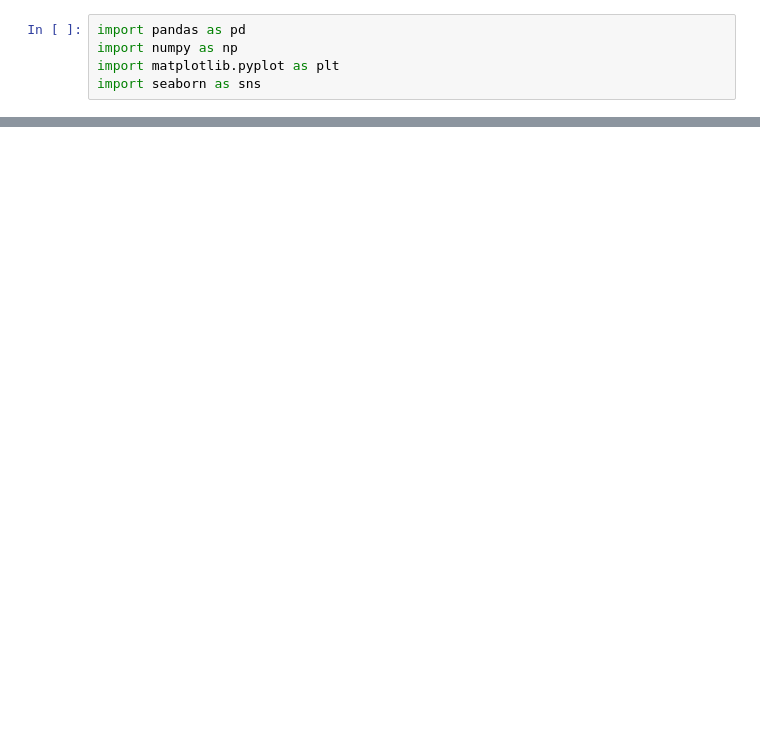
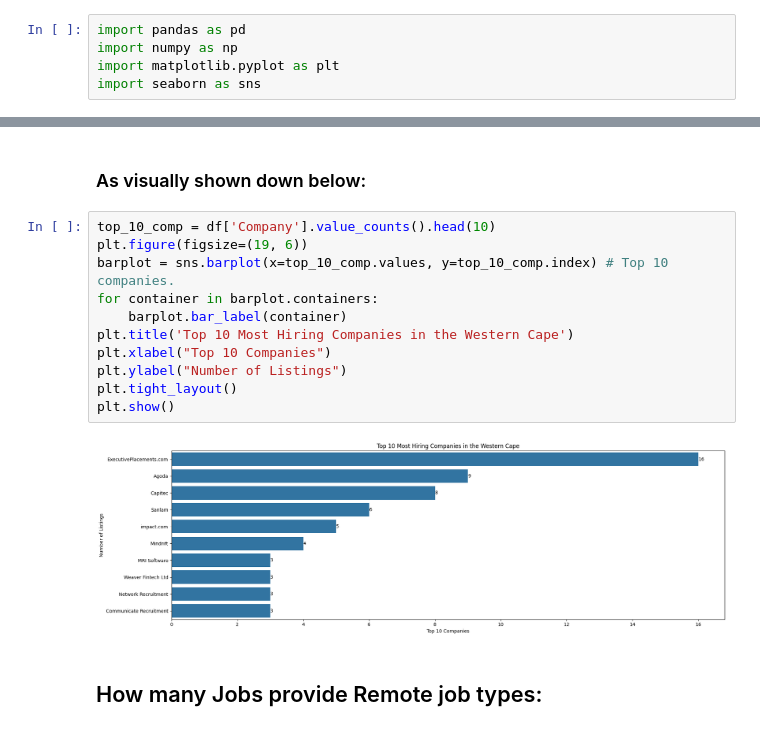
Before and after one commit to Franxed/Data-Science-Roles-Observed-in-South-Africa-Western-Cape-Data-Analyst-Project, a Jupyter notebook: eda.ipynb, the cells around one changed output, grey strips where cells are left out. Drawn from its saved outputs; the diff is of its cells as text; blank space fills up the shorter version.

```diff
--- a/eda.ipynb
+++ b/eda.ipynb
@@ -78,0 +191,17 @@ Name: count, dtype: int64
+# %% [markdown]
+### As visually shown down below:
+# %%
+top_10_comp = df['Company'].value_counts().head(10)
+plt.figure(figsize=(19, 6))
+barplot = sns.barplot(x=top_10_comp.values, y=top_10_comp.index) # Top 10 companies.
+for container in barplot.containers:
+    barplot.bar_label(container)
+plt.title('Top 10 Most Hiring Companies in the Western Cape')
+plt.xlabel("Top 10 Companies")
+plt.ylabel("Number of Listings")
+plt.tight_layout()
+plt.show()
+# %% [output]
+[figure, added]
+# %% [markdown]
+## How many Jobs provide Remote job types:
```
Also changed, not shown: parts of 39 cells of this notebook, 1 other file.
